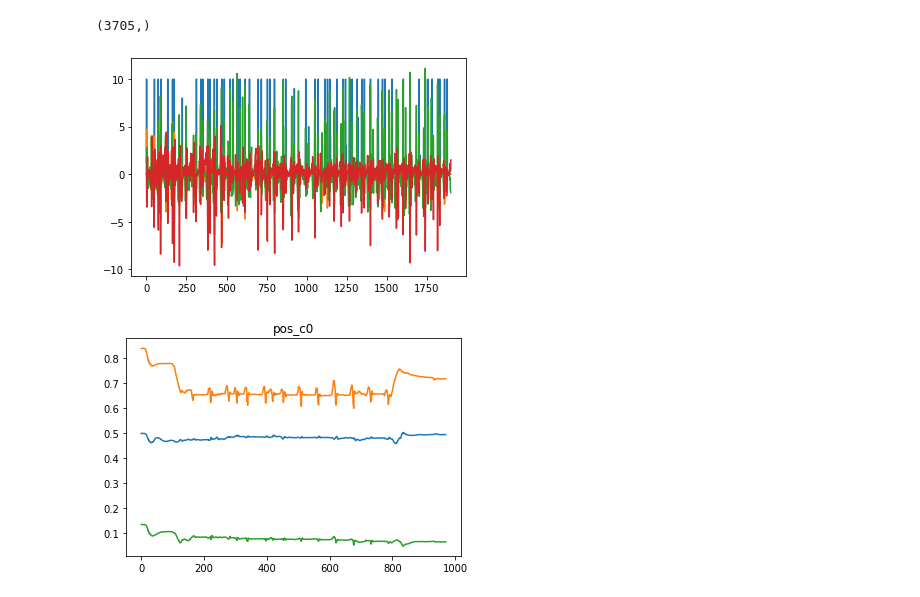
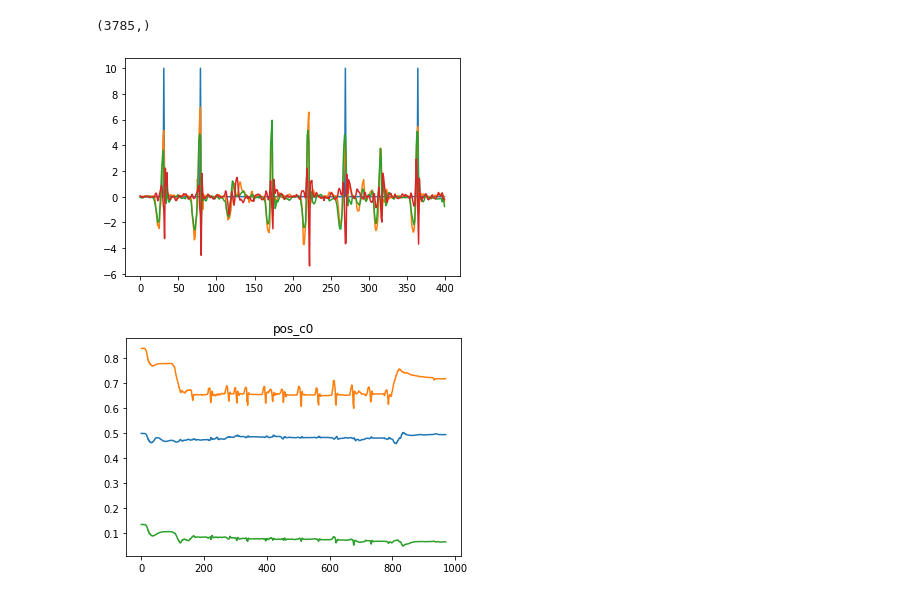
Before and after one commit to carlmoore256/VR-ML-Drumkit, a Jupyter notebook: Utils/visualize_capture.ipynb, the cells around one changed output. Drawn from its saved outputs; the diff is of its cells as text; code cells hidden in the pictures.

Commit message:
adding diagrams and readme

```diff
--- a/Utils/visualize_capture.ipynb
+++ b/Utils/visualize_capture.ipynb
@@ -35,24 +35,25 @@ plt.show()
 # %%
 
-rng = [1400, 3300]
+rng = [1400, 1800]
 controller = "c0"
 midi_notes = np.asarray(data[controller]["midi_note"])
 midi_notes = midi_notes[:, 1]
 print(midi_notes.shape)
 unique = np.unique(midi_notes)
 midi_simple = []
 for m in midi_notes:
     midi_simple.append(np.where(unique == m)[0])
 midi_simple = np.asarray(midi_simple)
 
 midi_simple = np.clip(midi_simple, 0, 10)
 
+plt.title("Angular Velocity + MIDI")
 plt.plot(midi_simple[rng[0]:rng[1]])
 plt.plot(data[controller]["ang_vel"][rng[0]:rng[1]])
 plt.show()
 # %% [output]
-(3705,)
+(3785,)
-[figure, old version]
+[figure, new version]
 # %%
 for d, k in zip(data, keys):
     plt.title(k)
```
Also changed, not shown: parts of 2 cells of this notebook, 4 other files.
